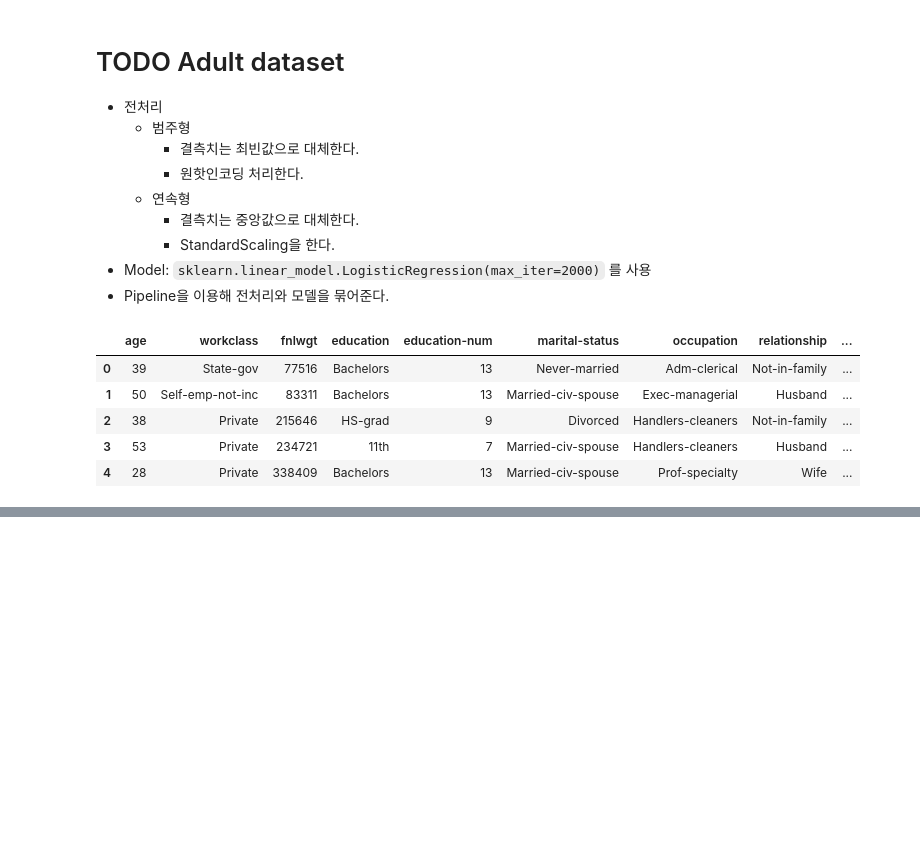
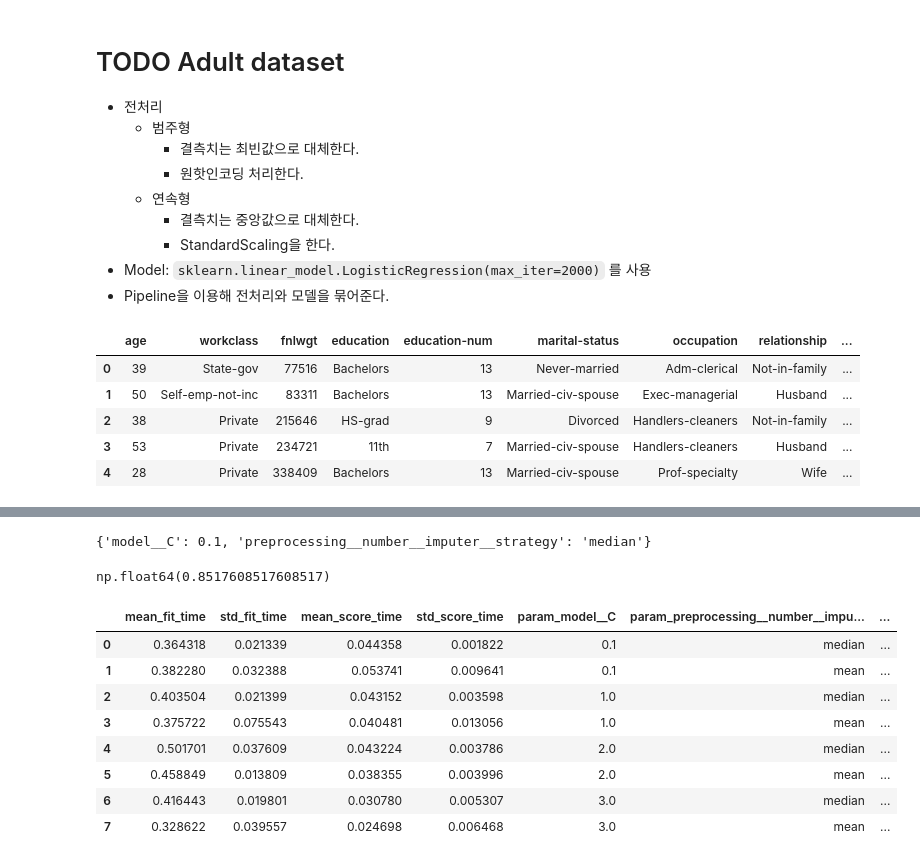
Before and after one commit to boogiewooki02/SKN13, a Jupyter notebook: 08_머신러닝/06_과적합_일반화_그리드서치_파이프라인.ipynb, the cells around one changed output, grey strips where cells are left out. Drawn from its saved outputs; the diff is of its cells as text; code cells hidden in the pictures; blank space fills up the shorter version.

Commit message:
20250429 화요일 - 파이프라인 실습, 랜덤포레스트 수업

```diff
--- a/08_머신러닝/06_과적합_일반화_그리드서치_파이프라인.ipynb
+++ b/08_머신러닝/06_과적합_일반화_그리드서치_파이프라인.ipynb
@@ -1104,0 +1172,11 @@ numeric_columns_index = [0, 2, 4, 10, 11, 12]
+# %%
+# 모델 생성 및 최종 파이프라인 정의
+
+from sklearn.linear_model import LogisticRegression # 로지스틱 회귀
+
+pipeline = Pipeline([
+    ('preprocessing', preprocessor),
+    ('model', LogisticRegression(max_iter=2000))
+])
+
+pipeline
@@ -1104,0 +1198,3 @@ numeric_columns_index = [0, 2, 4, 10, 11, 12]
+# %%
+# 학습
+pipeline.fit(X_train, y_train)
@@ -1104,0 +1244,27 @@ numeric_columns_index = [0, 2, 4, 10, 11, 12]
+# %%
+######################################################
+## GridSearch를 이용해서 하이퍼파라미터 튜닝을 해보자 ##
+## num_propreccsing: 결측치 처리를 median or mean 결정
+## model: C 값 결정 [0.1, 1, 2, 3]
+######################################################
+
+# pipeline = Pipeline([
+#     ('preprocssing', preprocessor),
+#     ('model', LogisticRegression(max_iter=2000))
+# ])
+
+from sklearn.model_selection import GridSearchCV
+
+params = {
+    'model__C': [0.1, 1, 2, 3],
+    'preprocessing__number__imputer__strategy': ['median', 'mean']
+}
+
+gs = GridSearchCV(
+    pipeline,
+    params,
+    scoring='accuracy',
+    cv=4,
+    n_jobs=-1
+)
+gs.fit(X_train, y_train)
@@ -1104,0 +1289,22 @@ numeric_columns_index = [0, 2, 4, 10, 11, 12]
+# %%
+gs.best_params_
+# %% [output]
+{'model__C': 0.1, 'preprocessing__number__imputer__strategy': 'median'}
+# %%
+gs.best_score_
+# %% [output]
+np.float64(0.8517608517608517)
+# %%
+import pandas as pd
+result = pd.DataFrame(gs.cv_results_)
+result
+# %% [output]
+|  | mean_fit_time | std_fit_time | mean_score_time | std_score_time | param_model__C | param_preprocessing__number__impu... | ... |
+| 0 | 0.364318 | 0.021339 | 0.044358 | 0.001822 | 0.1 | median | ... |
+| 1 | 0.382280 | 0.032388 | 0.053741 | 0.009641 | 0.1 | mean | ... |
+| 2 | 0.403504 | 0.021399 | 0.043152 | 0.003598 | 1.0 | median | ... |
+| 3 | 0.375722 | 0.075543 | 0.040481 | 0.013056 | 1.0 | mean | ... |
+| 4 | 0.501701 | 0.037609 | 0.043224 | 0.003786 | 2.0 | median | ... |
+| 5 | 0.458849 | 0.013809 | 0.038355 | 0.003996 | 2.0 | mean | ... |
+| 6 | 0.416443 | 0.019801 | 0.030780 | 0.005307 | 3.0 | median | ... |
+| 7 | 0.328622 | 0.039557 | 0.024698 | 0.006468 | 3.0 | mean | ... |
```
Also changed, not shown: parts of 13 cells of this notebook, 1 other file.
